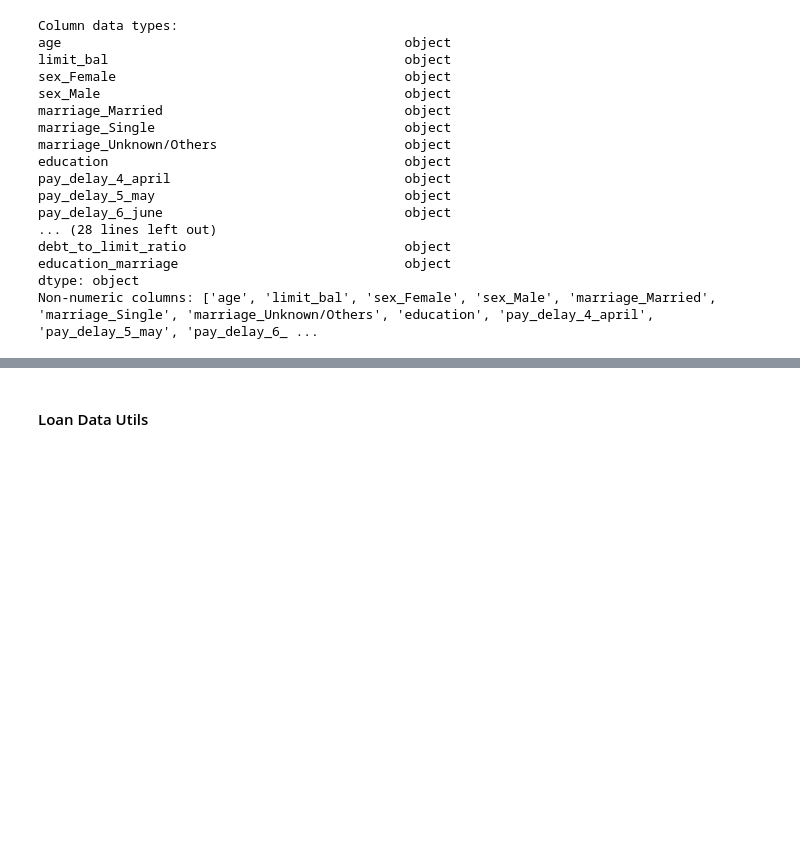
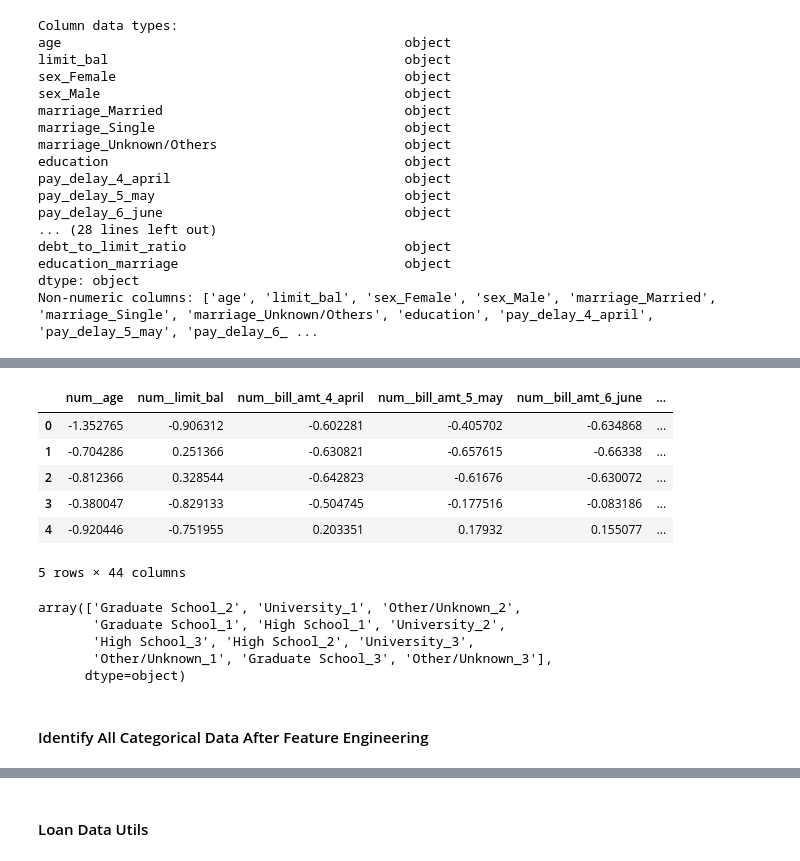
Before and after one commit to micah-shull/ML_Classification_Loan_Defaults, a Jupyter notebook: loan_defaults_012_preprocessor_debug.ipynb, the cells around one changed output, grey strips where cells are left out. Saved outputs shown, nothing was run; the diff lists cells and outputs as text; code cells hidden in the pictures; blank space fills up the shorter version.

Commit message:
Identified new categorical features created during feature engineering that are not being processed as categorical in the pipeline may be causing all columns to be converted to object

```diff
--- a/loan_defaults_012_preprocessor_debug.ipynb
+++ b/loan_defaults_012_preprocessor_debug.ipynb
@@ -773,0 +1401,21 @@ ValueError: could not convert string to float: 'Graduate School_Single'
+# %%
+# Step 7: Inspect the first few rows of the transformed data
+X_train_transformed_df.head()
+# %% [output]
+|  | num__age | num__limit_bal | num__bill_amt_4_april | num__bill_amt_5_may | num__bill_amt_6_june | ... |
+| 0 | -1.352765 | -0.906312 | -0.602281 | -0.405702 | -0.634868 | ... |
+| 1 | -0.704286 | 0.251366 | -0.630821 | -0.657615 | -0.66338 | ... |
+| 2 | -0.812366 | 0.328544 | -0.642823 | -0.61676 | -0.630072 | ... |
+| 3 | -0.380047 | -0.829133 | -0.504745 | -0.177516 | -0.083186 | ... |
+| 4 | -0.920446 | -0.751955 | 0.203351 | 0.17932 | 0.155077 | ... |
+5 rows × 44 columns
+# %%
+X_train_transformed_df['remainder__education_marriage'].unique()
+# %% [output]
+array(['Graduate School_2', 'University_1', 'Other/Unknown_2',
+       'Graduate School_1', 'High School_1', 'University_2',
+       'High School_3', 'High School_2', 'University_3',
+       'Other/Unknown_1', 'Graduate School_3', 'Other/Unknown_3'],
+      dtype=object)
+# %% [markdown]
+#### Identify All Categorical Data After Feature Engineering
```
Also changed, not shown: parts of 19 cells of this notebook.
